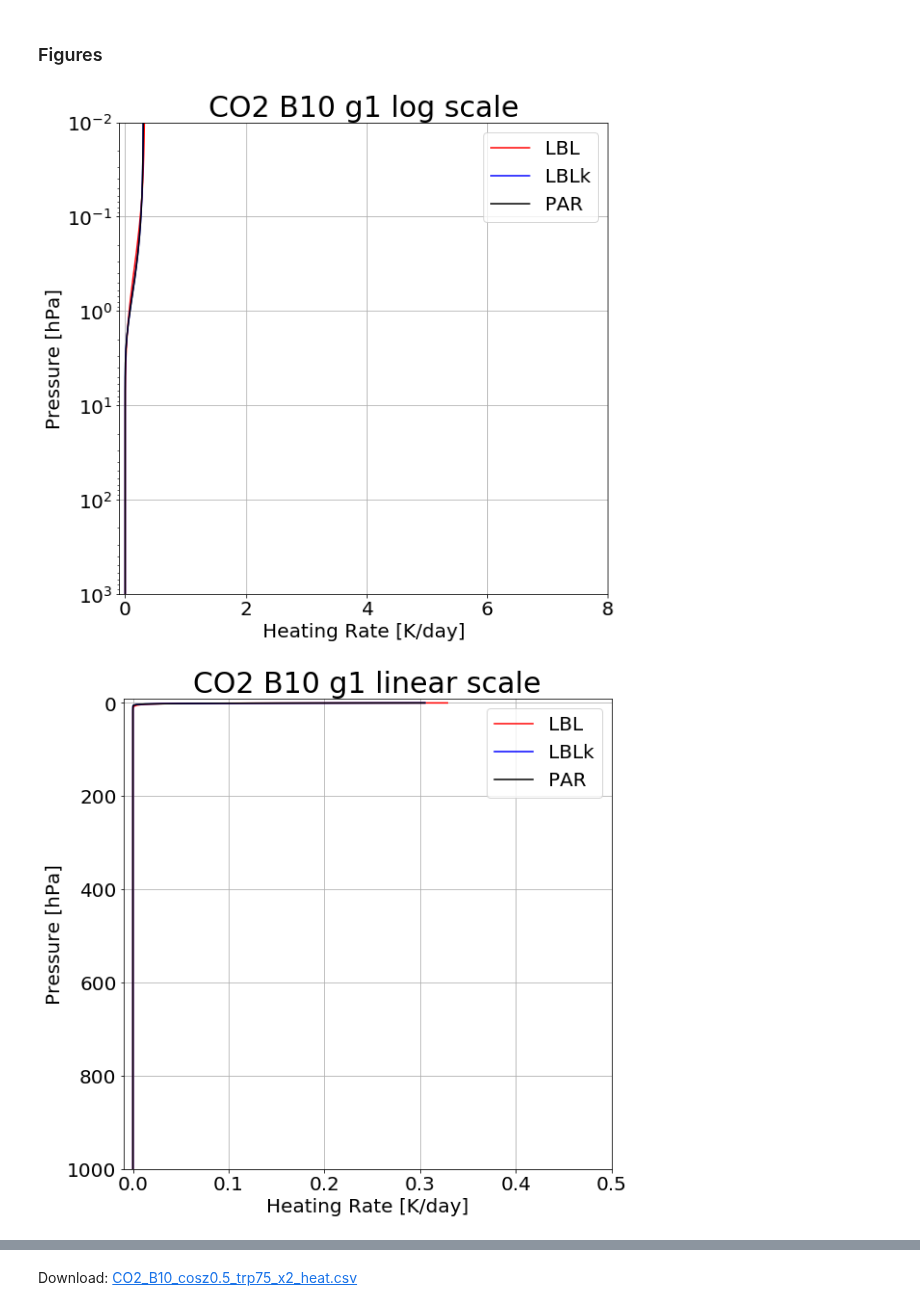
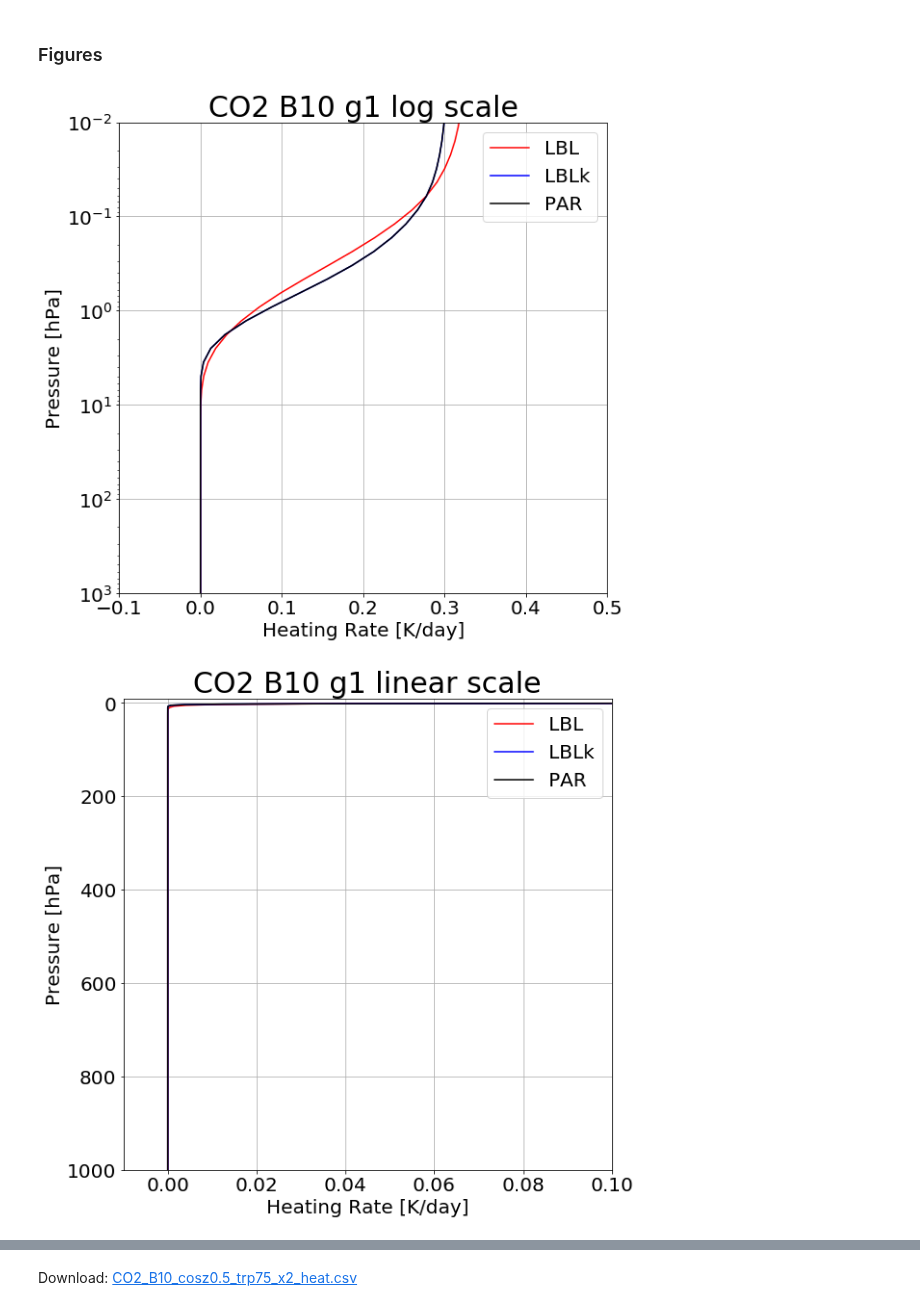
Before and after one commit to kimbuyo/Radiation_SW, a Jupyter notebook: Param/CO2/B10/190213_Result/CO2x2/CO2_B10_cosz0.5_trp75_x2_result.ipynb, the cells around one changed output, grey strips where cells are left out. Drawn from its saved outputs; the diff is of its cells as text; code cells hidden in the pictures.

```diff
--- a/Param/CO2/B10/190213_Result/CO2x2/CO2_B10_cosz0.5_trp75_x2_result.ipynb
+++ b/Param/CO2/B10/190213_Result/CO2x2/CO2_B10_cosz0.5_trp75_x2_result.ipynb
@@ -71,31 +71,31 @@ Download: CO2_B10_cosz0.5_trp75_x2_flux.csv
 # %%
 htr = pd.read_table(path+'new_ng6_all.htr',header=None,sep="\s+",keep_default_na=False,
                     names=['hPa','LBL_g1','LBLk_g1','PAR_g1','LBL_g2','LBLk_g2','PAR_g2','LBL_g3','LBLk_g3','PAR_g3',
                           'LBL_g4','LBLk_g4','PAR_g4','LBL_g5','LBLk_g5','PAR_g5','LBL_g6','LBLk_g6','PAR_g6',
                           'LBL_tot','LBLk_tot','PAR_tot','LBLk - LBL','PAR - LBL'])
 
 params = {'figure.figsize': (20,9),'legend.fontsize': 20,'axes.labelsize': 20,'axes.titlesize': 30,'xtick.labelsize': 20,'ytick.labelsize': 20}
 plt.rcParams.update(params)
 
-max1 = 8
-max2 = 0.5
+max1 = 0.5
+max2 = 0.1
 
 # log scale
 plt.subplot(1,2,1)
 plt.axis([-0.1,max1,1000,0.01])
 plt.grid()
 plt.title('CO2 B10 g1 log scale')
 plt.ylabel('Pressure [hPa]')
 plt.xlabel('Heating Rate [K/day]')
 plt.yscale('log')
 plt.plot(htr['LBL_g1'],htr['hPa'],label='LBL',color='red')
 plt.plot(htr['LBLk_g1'],htr['hPa'],label='LBLk',color='blue')
 plt.plot(htr['PAR_g1'],htr['hPa'],label='PAR',color='black')
 plt.legend()
 
 plt.show()
 # %% [output]
-[figure, old version]
+[figure, new version]
 # %%
 # linear scale
 plt.subplot(1,2,2)
@@ -111,7 +111,7 @@ plt.legend()
 
 plt.show()
 # %% [output]
-[figure, old version]
+[figure, new version]
 # %%
 # log scale
 plt.subplot(1,2,1)
```
Also changed, not shown: parts of 12 cells of this notebook.
